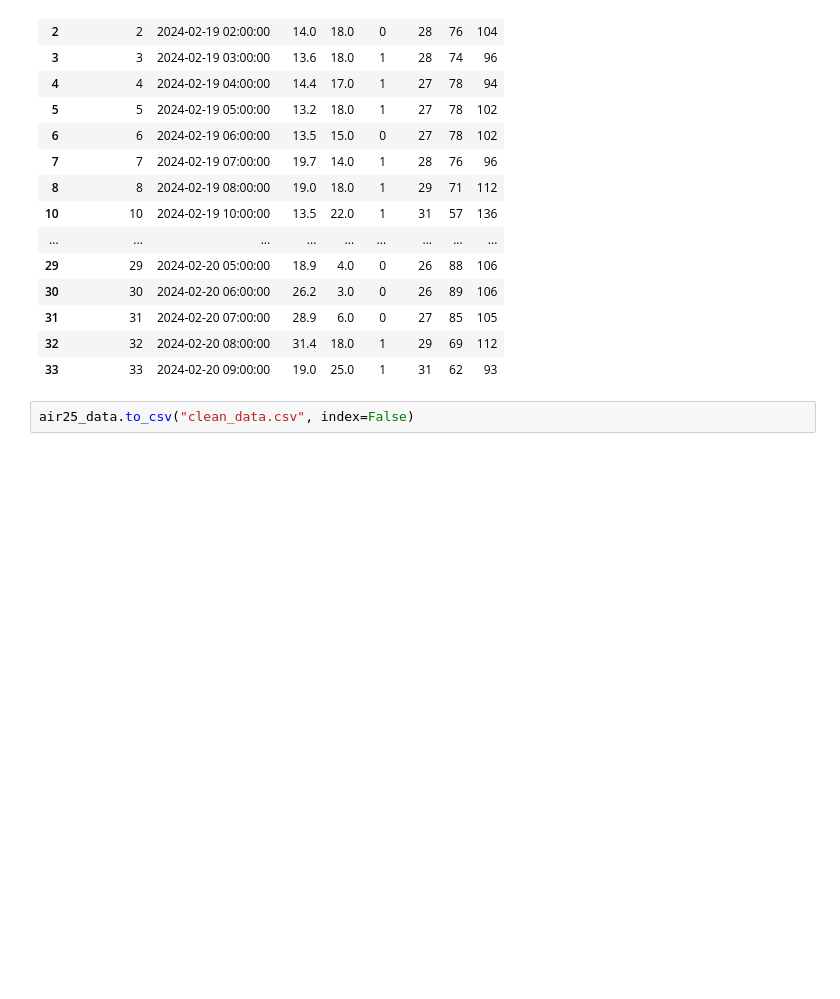
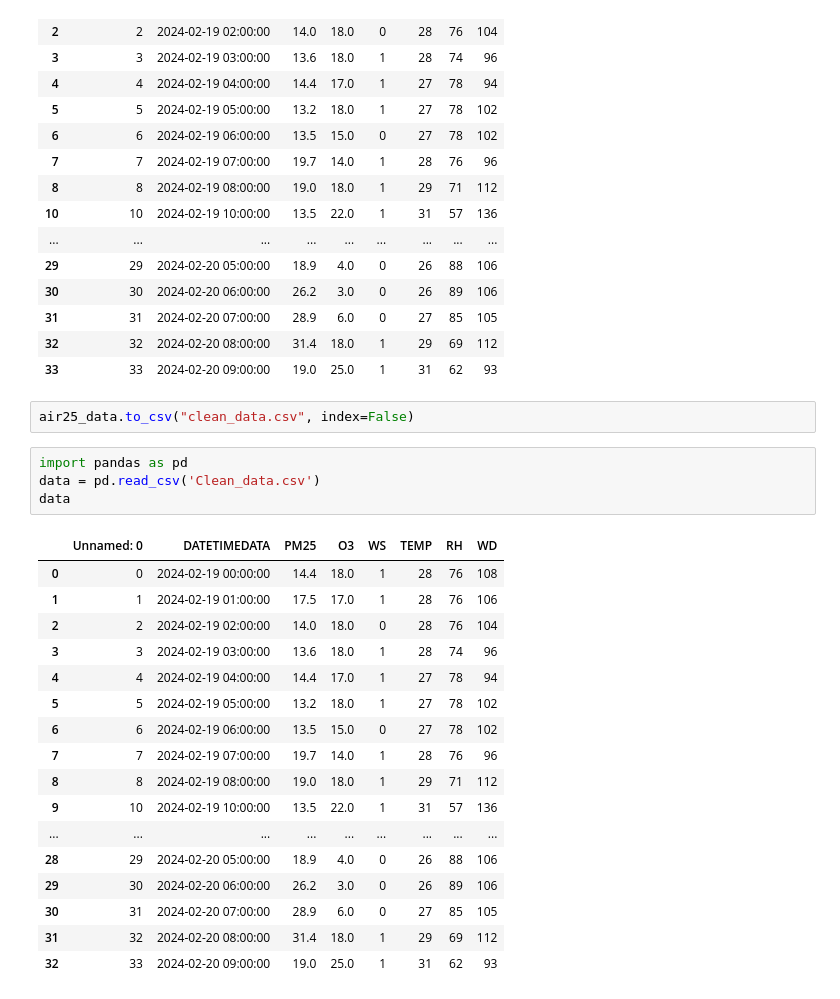
Before and after one commit to Thanathat26/Pm2.5, a Jupyter notebook: pm2.5.ipynb, the cells around one changed output. Cells and saved outputs as stored; diff of their text form; blank space fills up the shorter version.

```diff
--- a/pm2.5.ipynb
+++ b/pm2.5.ipynb
@@ -73,3 +73,25 @@ air25_data
 | 33 | 33 | 2024-02-20 09:00:00 | 19.0 | 25.0 | 1 | 31 | 62 | 93 |
 # %%
 air25_data.to_csv("clean_data.csv", index=False)
+# %%
+import pandas as pd
+data = pd.read_csv('Clean_data.csv')
+data
+# %% [output]
+|  | Unnamed: 0 | DATETIMEDATA | PM25 | O3 | WS | TEMP | RH | WD |
+| 0 | 0 | 2024-02-19 00:00:00 | 14.4 | 18.0 | 1 | 28 | 76 | 108 |
+| 1 | 1 | 2024-02-19 01:00:00 | 17.5 | 17.0 | 1 | 28 | 76 | 106 |
+| 2 | 2 | 2024-02-19 02:00:00 | 14.0 | 18.0 | 0 | 28 | 76 | 104 |
+| 3 | 3 | 2024-02-19 03:00:00 | 13.6 | 18.0 | 1 | 28 | 74 | 96 |
+| 4 | 4 | 2024-02-19 04:00:00 | 14.4 | 17.0 | 1 | 27 | 78 | 94 |
+| 5 | 5 | 2024-02-19 05:00:00 | 13.2 | 18.0 | 1 | 27 | 78 | 102 |
+| 6 | 6 | 2024-02-19 06:00:00 | 13.5 | 15.0 | 0 | 27 | 78 | 102 |
+| 7 | 7 | 2024-02-19 07:00:00 | 19.7 | 14.0 | 1 | 28 | 76 | 96 |
+| 8 | 8 | 2024-02-19 08:00:00 | 19.0 | 18.0 | 1 | 29 | 71 | 112 |
+| 9 | 10 | 2024-02-19 10:00:00 | 13.5 | 22.0 | 1 | 31 | 57 | 136 |
+| ... | ... | ... | ... | ... | ... | ... | ... | ... |
+| 28 | 29 | 2024-02-20 05:00:00 | 18.9 | 4.0 | 0 | 26 | 88 | 106 |
+| 29 | 30 | 2024-02-20 06:00:00 | 26.2 | 3.0 | 0 | 26 | 89 | 106 |
+| 30 | 31 | 2024-02-20 07:00:00 | 28.9 | 6.0 | 0 | 27 | 85 | 105 |
+| 31 | 32 | 2024-02-20 08:00:00 | 31.4 | 18.0 | 1 | 29 | 69 | 112 |
+| 32 | 33 | 2024-02-20 09:00:00 | 19.0 | 25.0 | 1 | 31 | 62 | 93 |
```
Also changed, not shown: parts of 4 cells of this notebook, 2 other files.
